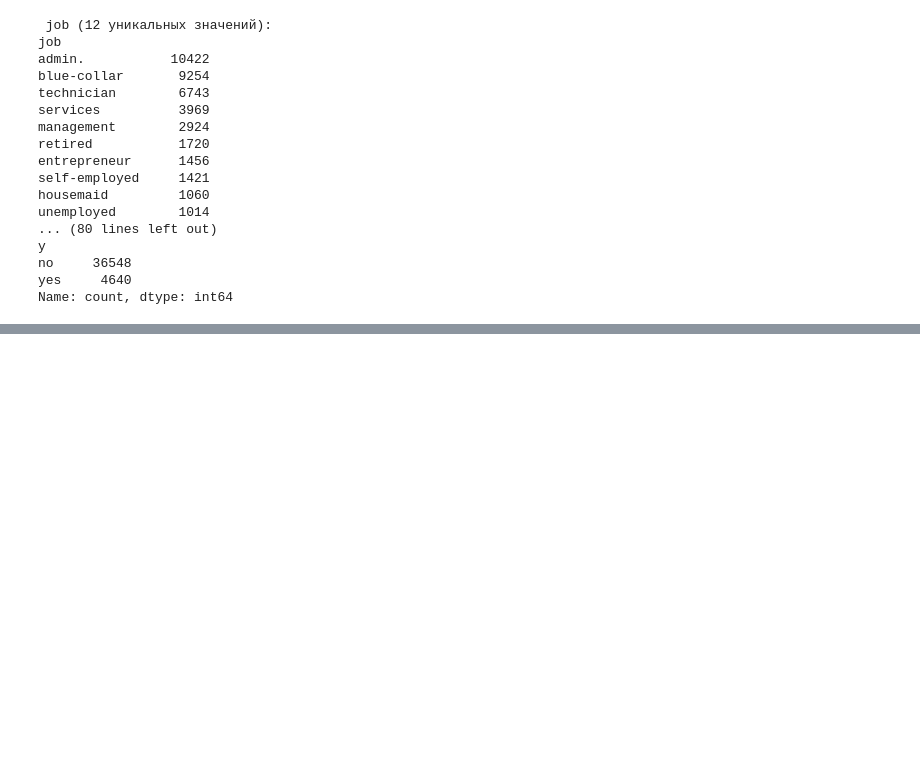
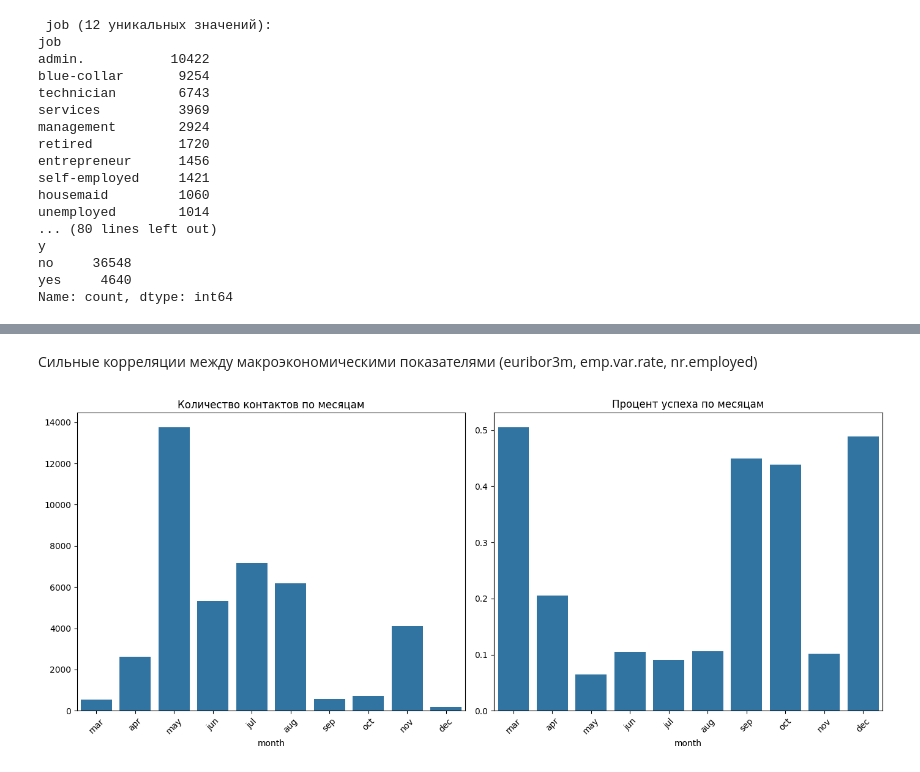
Before and after one commit to yulllss/Otus_Project_ML_Basic, a Jupyter notebook: bank_marketing.ipynb, the cells around one changed output, grey strips where cells are left out. Saved outputs shown, nothing was run; the diff lists cells and outputs as text; code cells hidden in the pictures; blank space fills up the shorter version.

```diff
--- a/bank_marketing.ipynb
+++ b/bank_marketing.ipynb
@@ -119,0 +188,23 @@ Name: count, dtype: int64
+# %% [markdown]
+Сильные корреляции между макроэкономическими показателями (euribor3m, emp.var.rate, nr.employed)
+# %%
+month_order = ['mar', 'apr', 'may', 'jun', 'jul', 'aug', 'sep', 'oct', 'nov', 'dec']
+
+plt.figure(figsize=(14, 6))
+
+plt.subplot(1, 2, 1)
+month_counts = data_analysis['month'].value_counts().reindex(month_order)
+sns.barplot(x=month_counts.index, y=month_counts.values)
+plt.title('Количество контактов по месяцам')
+plt.xticks(rotation=45)
+
+plt.subplot(1, 2, 2)
+month_success = data_analysis.groupby('month')['y'].mean().reindex(month_order)
+sns.barplot(x=month_success.index, y=month_success.values)
+plt.title('Процент успеха по месяцам')
+plt.xticks(rotation=45)
+
+plt.tight_layout()
+plt.show()
+# %% [output]
+[figure, added]
```
Also changed, not shown: parts of 8 cells of this notebook.
